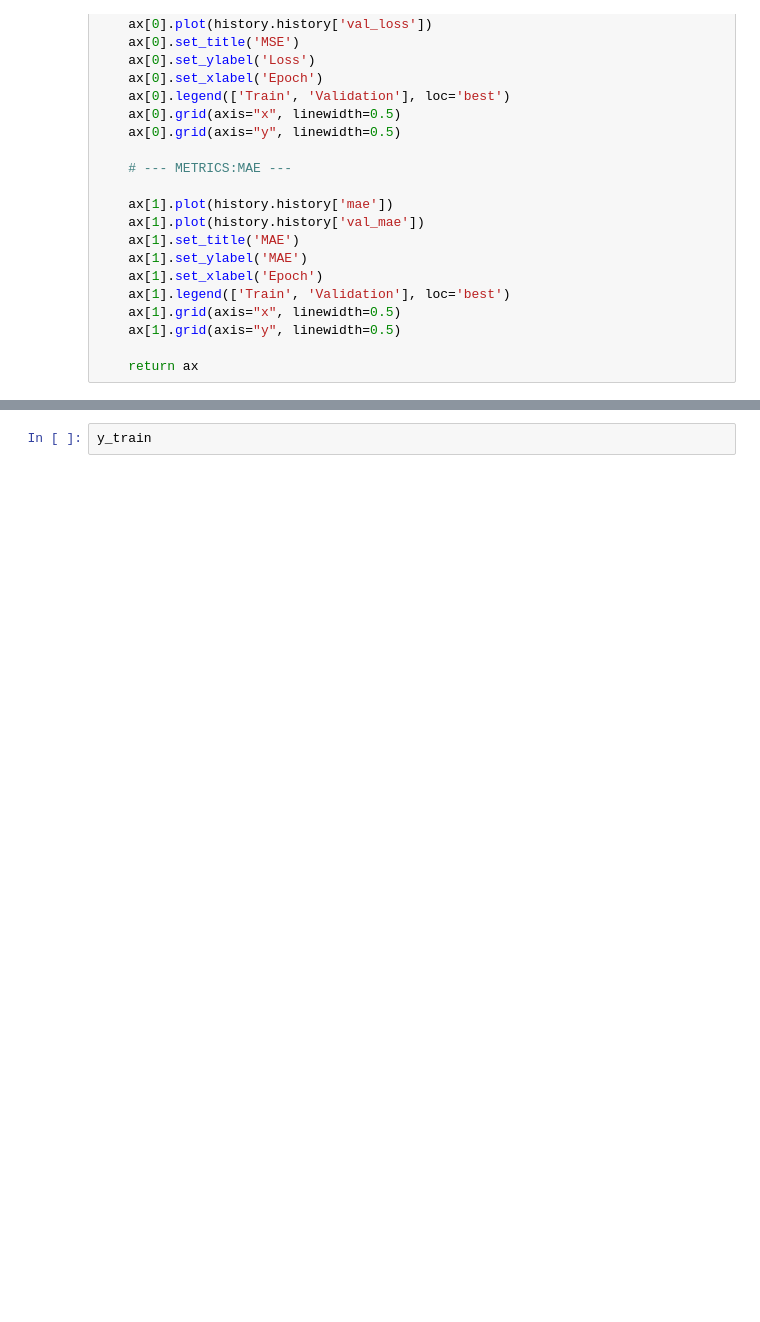
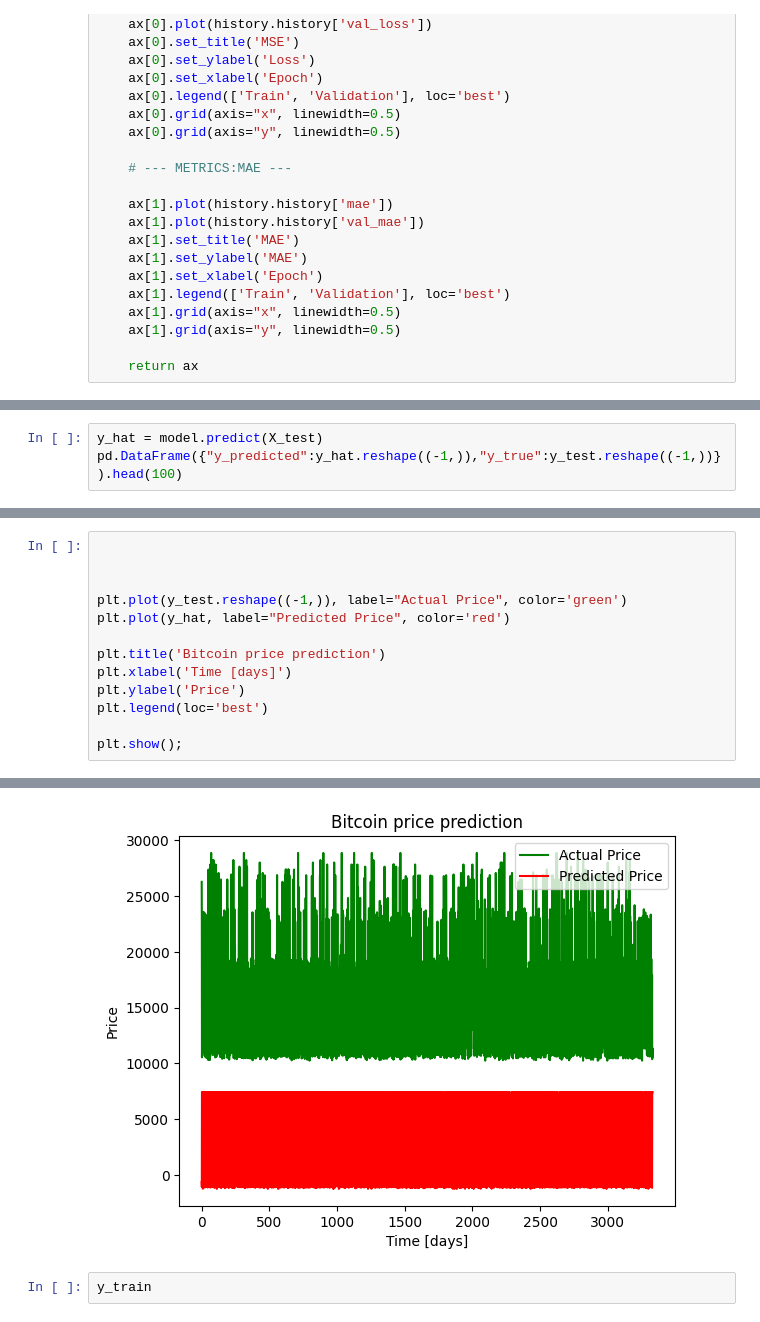
Before and after one commit to egppp/cryptoteller, a Jupyter notebook: LSTM MULTIPLE FEATURES MODELS/LST_MODEL(LIKE_THE CHALLENGE).ipynb, the cells around one changed output, grey strips where cells are left out. Cells and saved outputs as stored; diff of their text form; blank space fills up the shorter version.

```diff
--- a/LSTM MULTIPLE FEATURES MODELS/LST_MODEL(LIKE_THE CHALLENGE).ipynb
+++ b/LSTM MULTIPLE FEATURES MODELS/LST_MODEL(LIKE_THE CHALLENGE).ipynb
@@ -503,0 +496,3 @@ ValueError: x and y can be no greater than 2D, but have shapes (6666,) and (6666
+# %%
+y_hat = model.predict(X_test)
+pd.DataFrame({"y_predicted":y_hat.reshape((-1,)),"y_true":y_test.reshape((-1,))}).head(100)
@@ -503,0 +514,14 @@ ValueError: x and y can be no greater than 2D, but have shapes (6666,) and (6666
+# %%
+
+
+
+plt.plot(y_test.reshape((-1,)), label="Actual Price", color='green')
+plt.plot(y_hat, label="Predicted Price", color='red')
+
+plt.title('Bitcoin price prediction')
+plt.xlabel('Time [days]')
+plt.ylabel('Price')
+plt.legend(loc='best')
+
+plt.show();
+# %% [output]
@@ -504,3 +529,4 @@ ValueError: x and y can be no greater than 2D, but have shapes (6666,) and (6666
+[figure, added]
 # %%
 y_train
 # %% [output]
```
Also changed, not shown: parts of 17 cells of this notebook, 10 other files.
